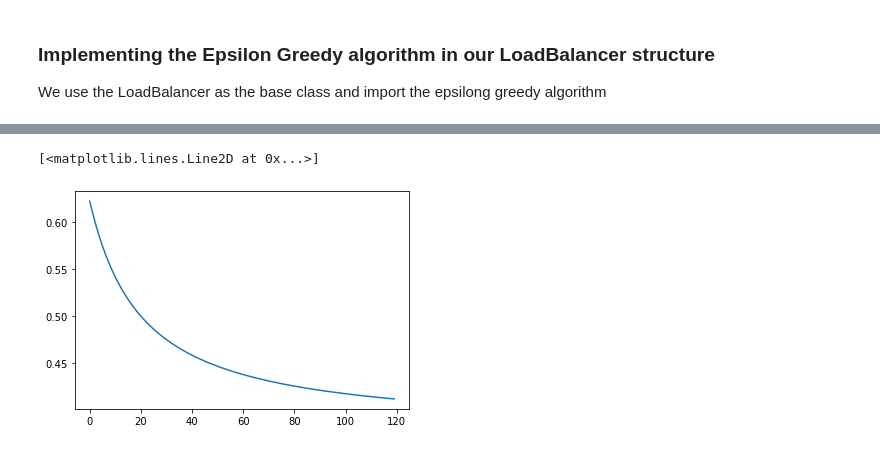
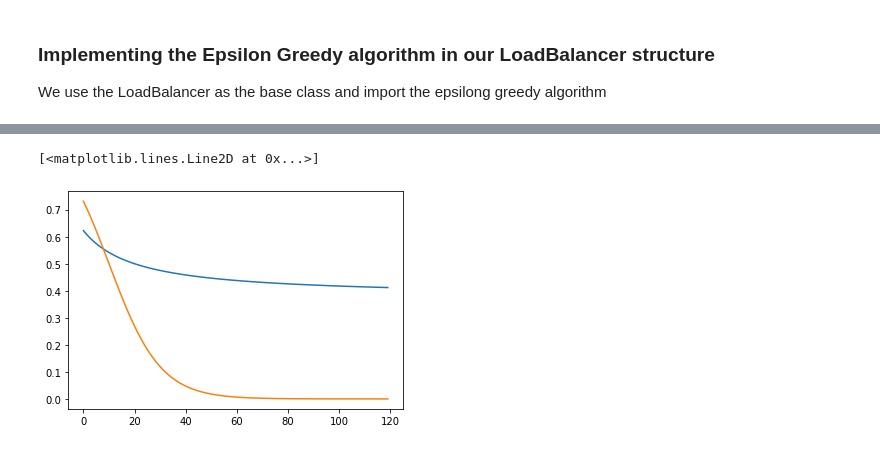
Before and after one commit to julianvanmeggelen/AdaptiveLoadBalancing, a Jupyter notebook: experiments/EpsilonGreedy.ipynb, the cells around one changed output, grey strips where cells are left out. Cells and saved outputs as stored; diff of their text form; code cells hidden in the pictures.

```diff
--- a/experiments/EpsilonGreedy.ipynb
+++ b/experiments/EpsilonGreedy.ipynb
@@ -185,10 +355,11 @@ plt.hist(env.logTime['requestProcessed'], bins=int(stopTime/60/60))
 # %%
 
 def sigmoid(x):
       return 1 / (1 + np.exp(-x))
 
 x = np.arange(0,120,1)
 plt.plot(x, sigmoid(2/(0.1*x+2)-0.5))
+plt.plot(x, sigmoid(1-0.1*x))
 # %% [output]
 [<matplotlib.lines.Line2D at 0x...>]
-[figure, old version]
+[figure, new version]
```
Also changed, not shown: parts of 9 cells of this notebook.
